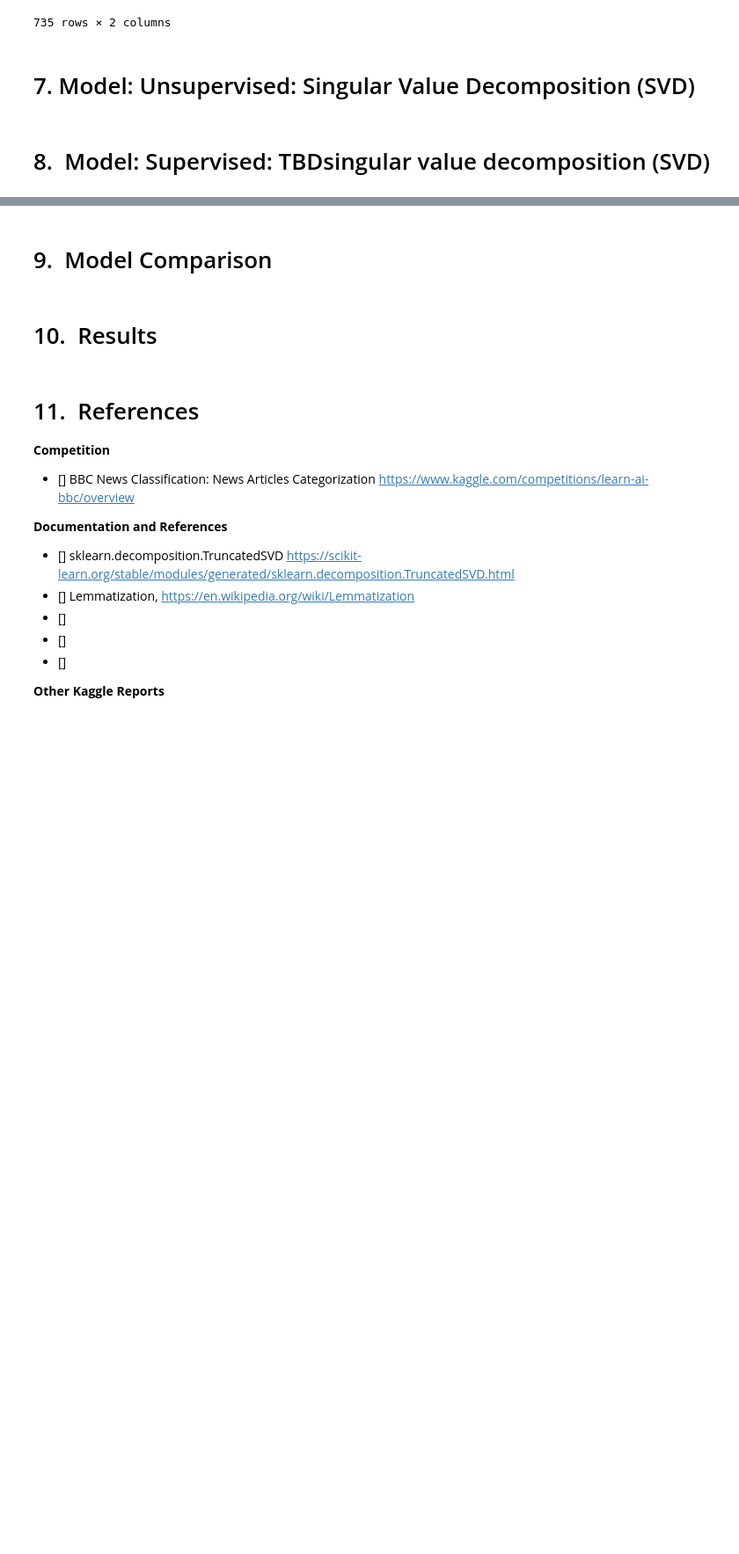
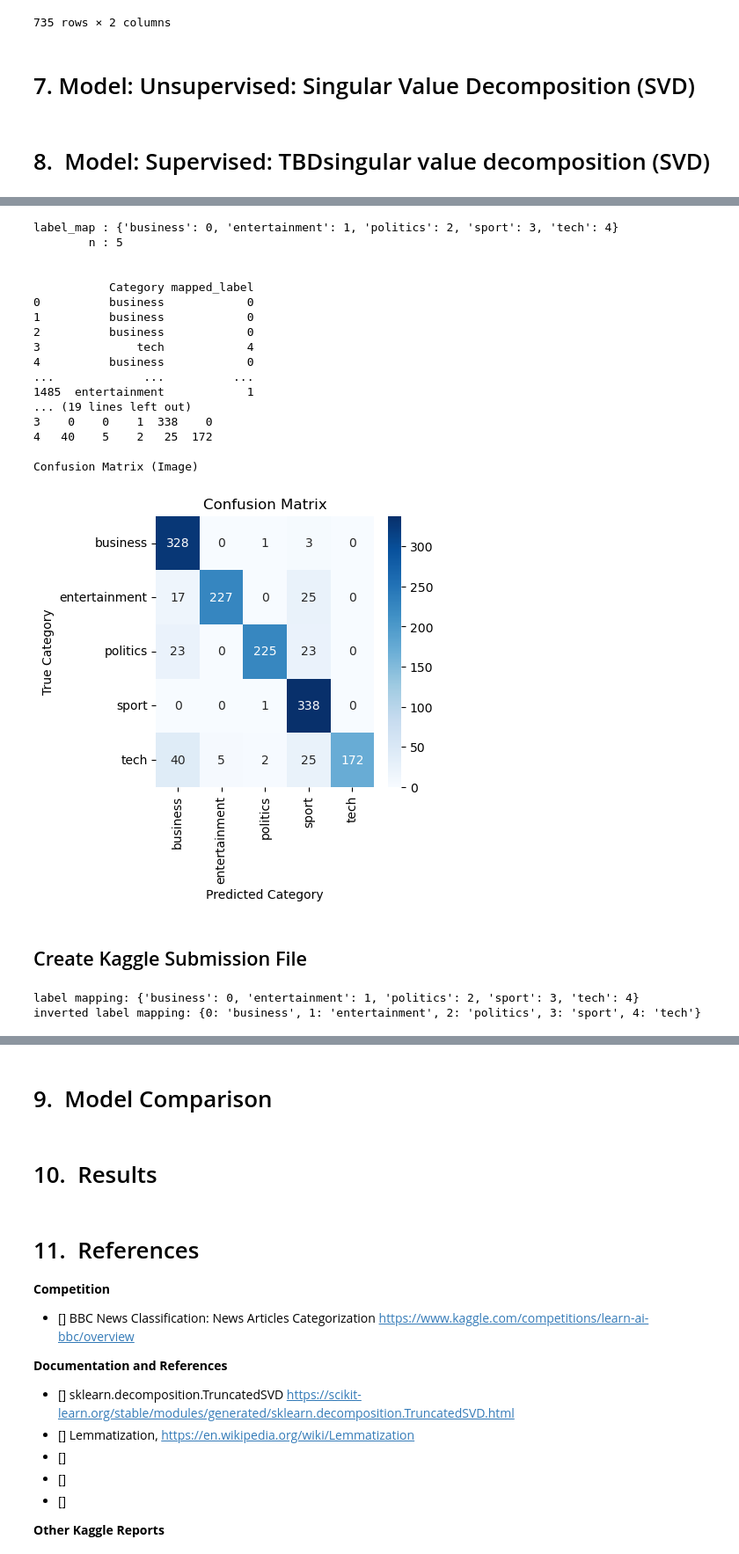
Before and after one commit to TOM-BOHN/MsDS-news-articles-categorization, a Jupyter notebook: news-articles-categorization.ipynb, the cells around one changed output, grey strips where cells are left out. Shown at 88% size. Drawn from its saved outputs; the diff is of its cells as text; code cells hidden in the pictures; blank space fills up the shorter version.

Commit message:
added random forest model to script to compare supervised vs. unsupervised.

```diff
--- a/news-articles-categorization.ipynb
+++ b/news-articles-categorization.ipynb
@@ -1014,0 +1022,14 @@ df_saved_file
+# %%
+# Summarize model results
+yhat_rf_train = rf_model.predict(ft_train)
+yhat_rf_train = pd.DataFrame(yhat_rf_train, columns = ['Category']).replace({'Category': true_label_map})
+yhat_rf_train = np.array(yhat_rf_train)
+label_order_rf_train, accuracy_rf_train = label_permute_compare(
+                                                ytdf = pd.DataFrame(df_train['Category']),
+                                                yp   = yhat_rf_train,
+                                                n    = 5,
+                                                LOD  = 1)
+
+print('Training: Model Accuracy Summary:')
+print('Label Order :', label_order_rf_train)
+print('Accuracy    :', round(accuracy_rf_train,4), '\n')
@@ -1014,0 +1056,50 @@ df_saved_file
+# %%
+#Map labels to new label numbers
+label_map_rf_train = build_label_map(
+                        true_label = true_label_txt,
+                        pred_label = label_order_rf_train,
+                        LOD        = 1)
+print()
+#Map validate labels to new number lables
+df_mapped_rf_train = map_label_to_data(
+                        label     = pd.DataFrame(df_train['Category']),
+                        label_map = label_map_rf_train,
+                        LOD       = 1)
+
+# Print out summary
+cf_key, cf_matrix = display_confusion_matrix(
+                        y_true    = df_mapped_rf_train['mapped_label'],
+                        y_pred    = yhat_rf_train,
+                        label_map = label_map_rf_train,
+                        accuracy  = accuracy_rf_train,
+                        LOD       = 1
+)
+# %% [output]
+label_map : {'business': 0, 'entertainment': 1, 'politics': 2, 'sport': 3, 'tech': 4}
+        n : 5
+
+
+           Category mapped_label
+0          business            0
+1          business            0
+2          business            0
+3              tech            4
+4          business            0
+...             ...          ...
+1485  entertainment            1
+... (19 lines left out)
+3    0    0    1  338    0
+4   40    5    2   25  172
+
+Confusion Matrix (Image)
+[figure, added]
+# %% [markdown]
+## Create Kaggle Submission File
+# %%
+#invert label mapping dictionary
+print('label mapping:', label_map_rf_train)
+inv_label_map_rf_train = {v: k for k, v in label_map_rf_train.items()}
+print('inverted label mapping:', inv_label_map_rf_train)
+# %% [output]
+label mapping: {'business': 0, 'entertainment': 1, 'politics': 2, 'sport': 3, 'tech': 4}
+inverted label mapping: {0: 'business', 1: 'entertainment', 2: 'politics', 3: 'sport', 4: 'tech'}
```
Also changed, not shown: parts of 8 cells of this notebook.
